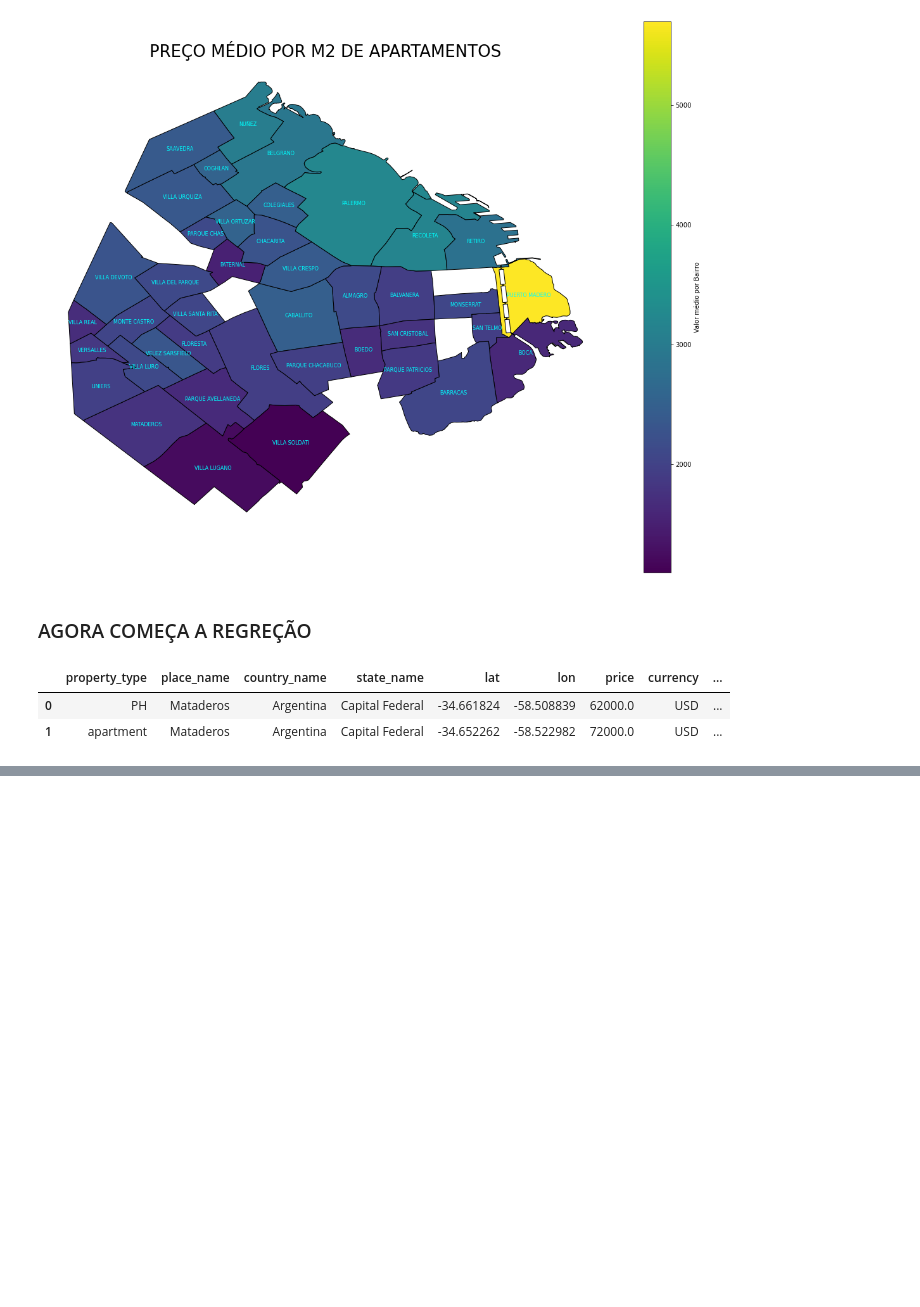
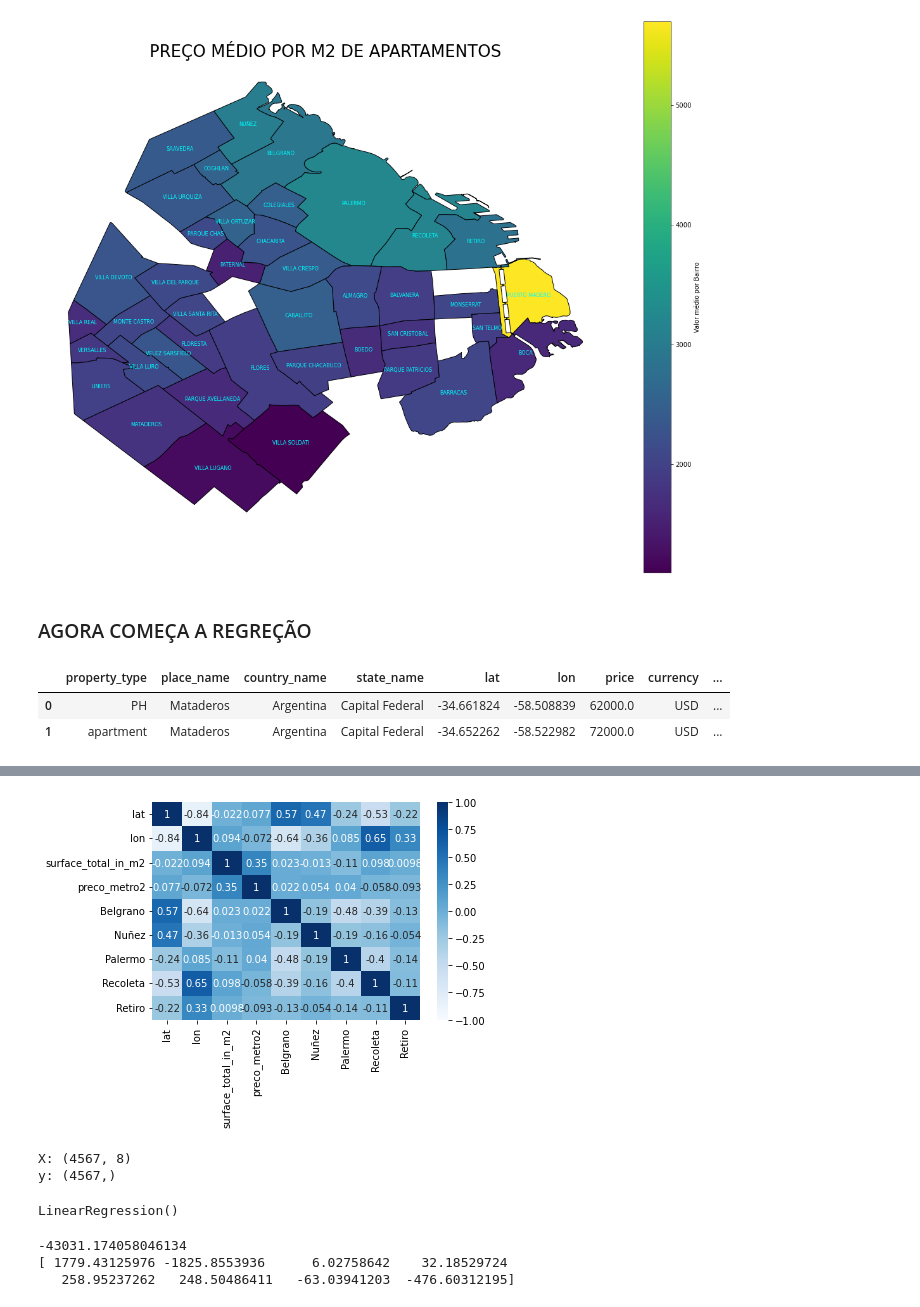
Before and after one commit to rguto11/Projeto_Integrador2, a Jupyter notebook: o_certo.ipynb, the cells around one changed output, grey strips where cells are left out. Cells and saved outputs as stored; diff of their text form; code cells hidden in the pictures; blank space fills up the shorter version.

```diff
--- a/o_certo.ipynb
+++ b/o_certo.ipynb
@@ -348,0 +510,2 @@ dtype: int64
+# %%
+datacul = datacul.drop(columns = ['Modalidad','publico_objetivo','Gratuita'])
@@ -348,0 +528,19 @@ dtype: int64
+# %%
+f = datacul[datacul.barrio== 'RETIRO']
+g = datacul[datacul.barrio == 'RECOLETA']
+h = datacul[datacul.barrio == 'PALERMO']
+i = datacul[datacul.barrio == 'BELGRANO']
+j = datacul[datacul.barrio == 'NUÑES']
+df_cul = pd.concat([f,g,h,i,j])
+df_cul
+d = pd.get_dummies(df_cul.barrio)
+df_cul = pd.concat([df_cul, d],axis=1)
+df_cul = df_cul.drop(columns = ['barrio'])
+k = pd.get_dummies(df_cul.lugar)
+df_cul = pd.concat([df_cul, k],axis=1)
+df_cul = df_cul.drop(columns = ['lugar'])
+df_cul = df_cul.rename(columns={'BELGRANO': 'Belgrano',
+                                'PALERMO':'Palermo',
+                                'RECOLETA':'Recoleta',
+                                'RETIRO':'Retiro'})
+df_cul
@@ -348,0 +561,3 @@ dtype: int64
+# %%
+df_analise = pd.concat([df,df_cul])
+df_analise.describe()
@@ -348,0 +593,15 @@ dtype: int64
+# %%
+test = df_analise.drop(columns = ['lat_x_lon',
+       'Belgrano_x_Nuñes_x_Palermo_x_Recoleta_x_Retiro','ALTO PALERMO SHOPPING', 'BARRIO 31',
+       'BIBLIOTECA CARLOS GUIDO Y SPANO', 'BIBLIOTECA LEOPOLDO LUGONES',
+       'BÁRBARO BAR', 'CANCHITA 9', 'CENTRO CULTURAL RECOLETA',
+       'COMPLEJO PUNTA CARRASCO', 'EL MÉTODO KAIRÓS', 'JARDÍN BOTÁNICO POESÍA',
+       'LA BIELA', 'LA ESQUINA DE ANIBAL TROILO', 'LAGOS DE PALERMO',
+       'MINISTERIO DE EDUCACIÓN DE LA CIUDAD DE BUENOS AIRES',
+       'MULTIPLEX BELGRANO', 'MUSEO DE ARTE ESPAÑOL ENRIQUE LARRETA',
+       'MUSEO DE ARTE HISPANOAMÉRICANO ISAAC FERNÁNDEZ BLANCO',
+       'MUSEO FERNANDEZ BLANCO', 'MUSEO FERNÁNDEZ BLANCO', 'MUSEO SÍVORI',
+       'PALERMO, MARTÍN CORONADO Y SALGUERO', 'PARQUE DE LA MEMORIA',
+       'SUCRE ESQUINA POESÍA', 'TEATRO SARMIENTO'])
+test = test.fillna(0)
+test
@@ -348,0 +622,17 @@ dtype: int64
+# %%
+sns.heatmap(test.corr(),
+            annot = True,
+            vmin = -1,
+            cmap = 'Blues'
+            );
+# %% [output]
+[figure, added]
+# %%
+feature_cols = ['lat', 'lon','surface_total_in_m2', 'Belgrano', 'Nuñez', 'Palermo','Recoleta', 'Retiro']
+X = test[feature_cols]
+y = test.preco_metro2
+print('X:',X.shape)
+print('y:',y.shape)
+# %% [output]
+X: (4567, 8)
+y: (4567,)
@@ -348,0 +643,11 @@ dtype: int64
+# %%
+mo.fit(X, y)
+# %% [output]
+LinearRegression()
+# %%
+print (mo.intercept_)
+print (mo.coef_)
+# %% [output]
+-43031.174058046134
+[ 1779.43125976 -1825.8553936      6.02758642    32.18529724
+   258.95237262   248.50486411   -63.03941203  -476.60312195]
```
Also changed, not shown: parts of 71 cells of this notebook, 5 other files.
